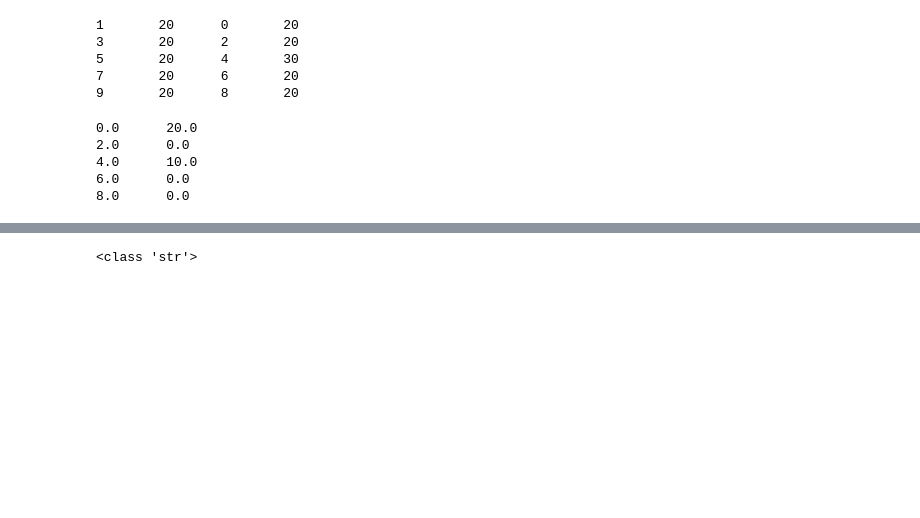
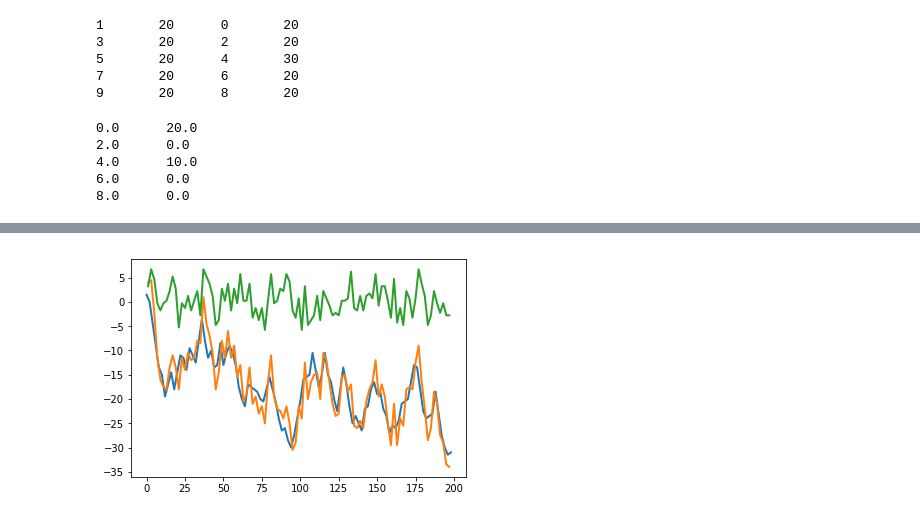
Before and after one commit to vicente-gonzalez-ruiz/YAPT, a Jupyter notebook: 30-profiling.ipynb, the cells around one changed output, grey strips where cells are left out. Saved outputs shown, nothing was run; the diff lists cells and outputs as text; code cells hidden in the pictures; blank space fills up the shorter version.

```diff
--- a/30-profiling.ipynb
+++ b/30-profiling.ipynb
@@ -158,9 +144,7 @@ with io.open('dataset4.txt', 'w') as file:
 from IPython.utils import io
 with io.capture_output() as captured:
     !python substract_curves.py dataset3.txt dataset4.txt
-print(type(captured.stdout))
+#print(captured.stdout)
 import io
 with io.open('differences.txt', 'w') as file:
     file.write(captured.stdout)
-# %% [output]
-<class 'str'>
@@ -170,0 +151,8 @@ plt.show()
+# %%
+import matplotlib.pyplot as plt
+plt.plot(*np.loadtxt("dataset3.txt",unpack=True), linewidth=2.0)
+plt.plot(*np.loadtxt("dataset4.txt",unpack=True), linewidth=2.0)
+plt.plot(*np.loadtxt("differences.txt",unpack=True), linewidth=2.0)
+plt.show()
+# %% [output]
+[figure, added]
```
Also changed, not shown: parts of 3 cells of this notebook, 1 other file.
